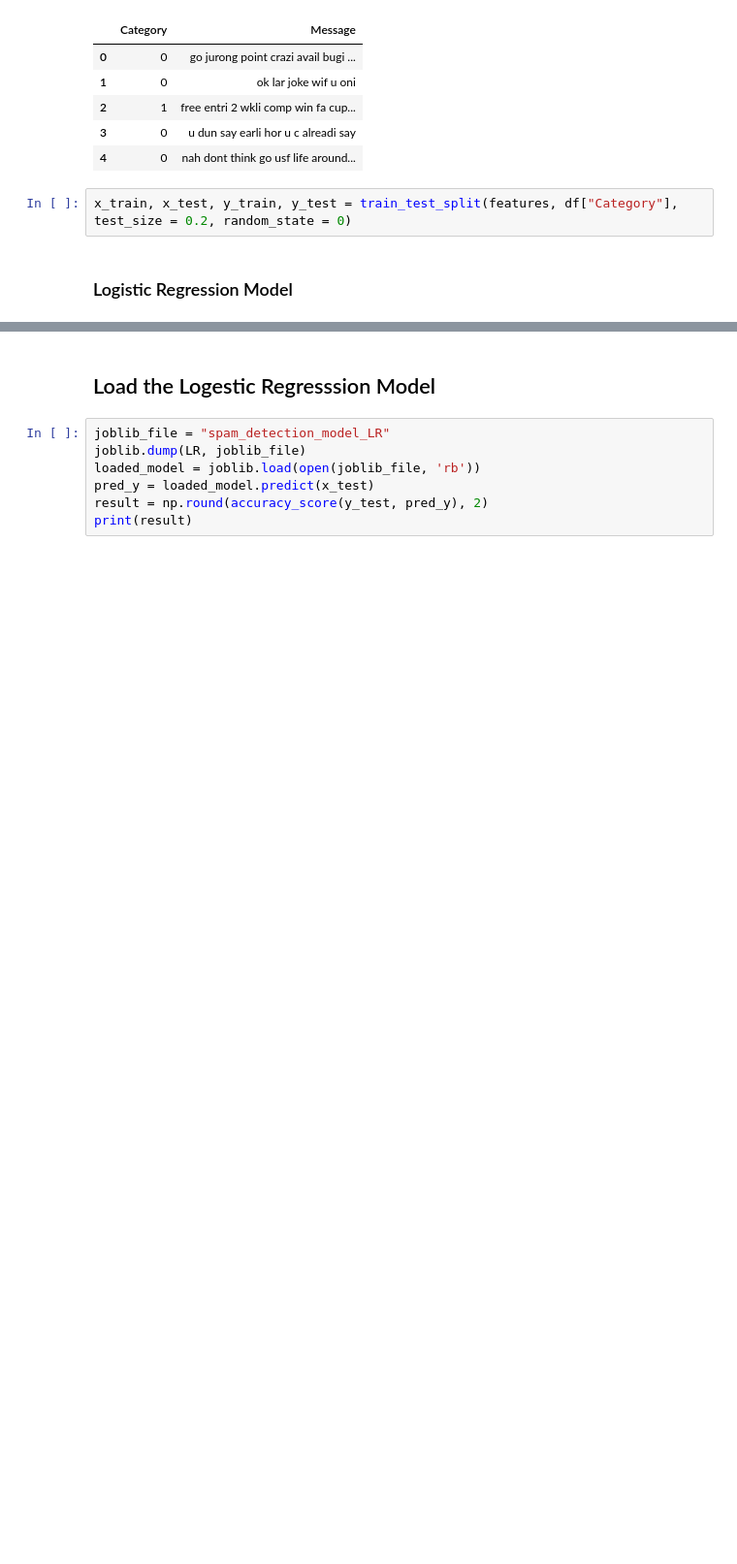
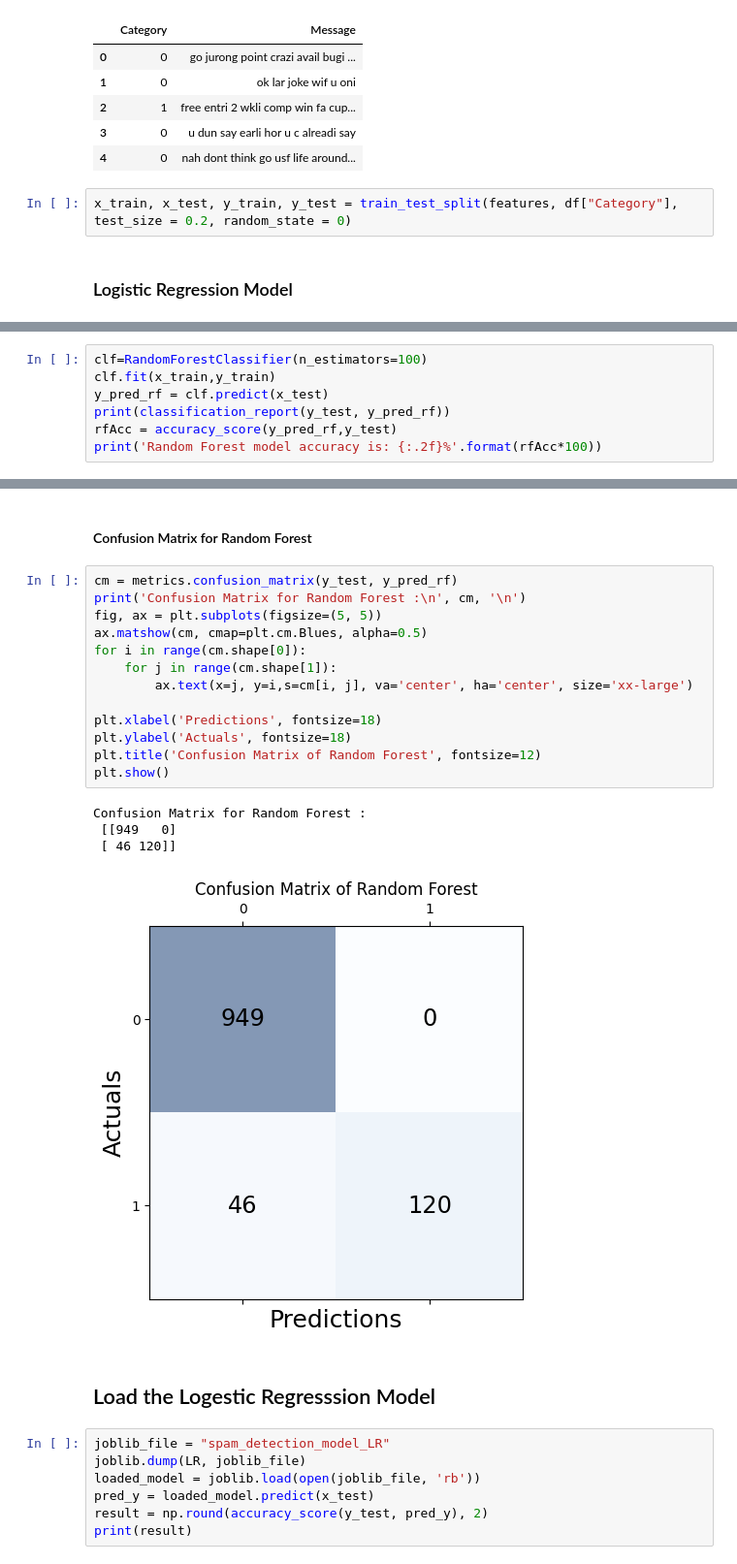
Before and after one commit to aliabdallah7/spam-detection, a Jupyter notebook: src.ipynb, the cells around one changed output, grey strips where cells are left out. Shown at 97% size. Saved outputs shown, nothing was run; the diff lists cells and outputs as text; blank space fills up the shorter version.

```diff
--- a/src.ipynb
+++ b/src.ipynb
@@ -286,0 +392,7 @@ Logistic Regression accuracy is: 97.58%
+# %%
+clf=RandomForestClassifier(n_estimators=100)
+clf.fit(x_train,y_train)
+y_pred_rf = clf.predict(x_test)
+print(classification_report(y_test, y_pred_rf))
+rfAcc = accuracy_score(y_pred_rf,y_test)
+print('Random Forest model accuracy is: {:.2f}%'.format(rfAcc*100))
@@ -287,3 +410,23 @@ Logistic Regression accuracy is: 97.58%
+# %% [markdown]
+#### Confusion Matrix for Random Forest
+# %%
+cm = metrics.confusion_matrix(y_test, y_pred_rf)
+print('Confusion Matrix for Random Forest :\n', cm, '\n')
+fig, ax = plt.subplots(figsize=(5, 5))
+ax.matshow(cm, cmap=plt.cm.Blues, alpha=0.5)
+for i in range(cm.shape[0]):
+    for j in range(cm.shape[1]):
+        ax.text(x=j, y=i,s=cm[i, j], va='center', ha='center', size='xx-large')
+
+plt.xlabel('Predictions', fontsize=18)
+plt.ylabel('Actuals', fontsize=18)
+plt.title('Confusion Matrix of Random Forest', fontsize=12)
+plt.show()
+# %% [output]
+Confusion Matrix for Random Forest :
+ [[949   0]
+ [ 46 120]]
+[figure, added]
 # %% [markdown]
 ## Load the Logestic Regresssion Model
 # %%
```
Also changed, not shown: parts of 14 cells of this notebook, 3 other files.
